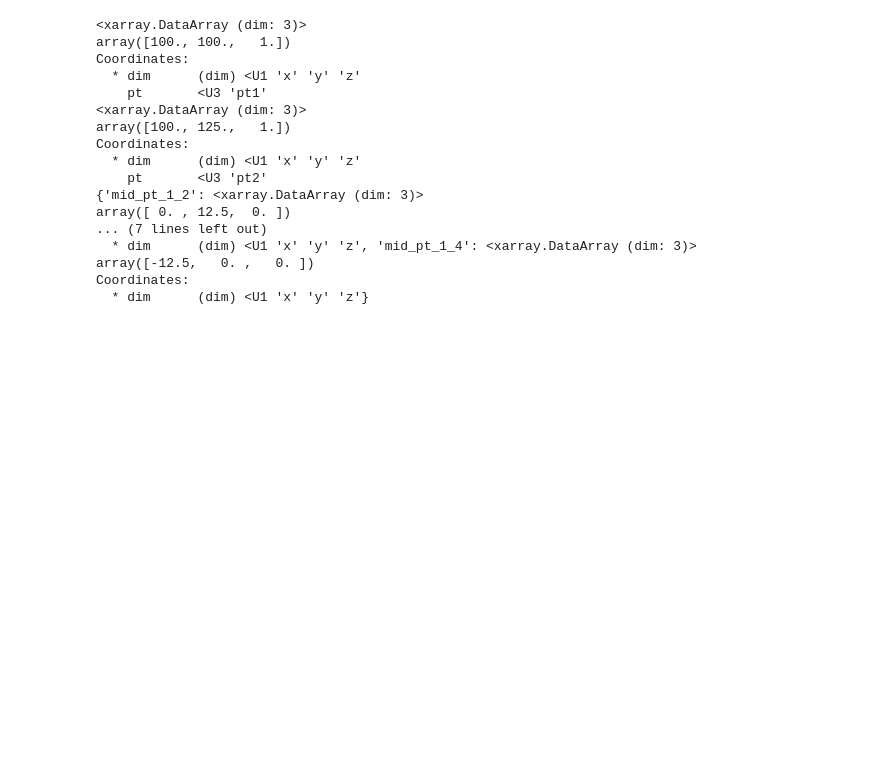
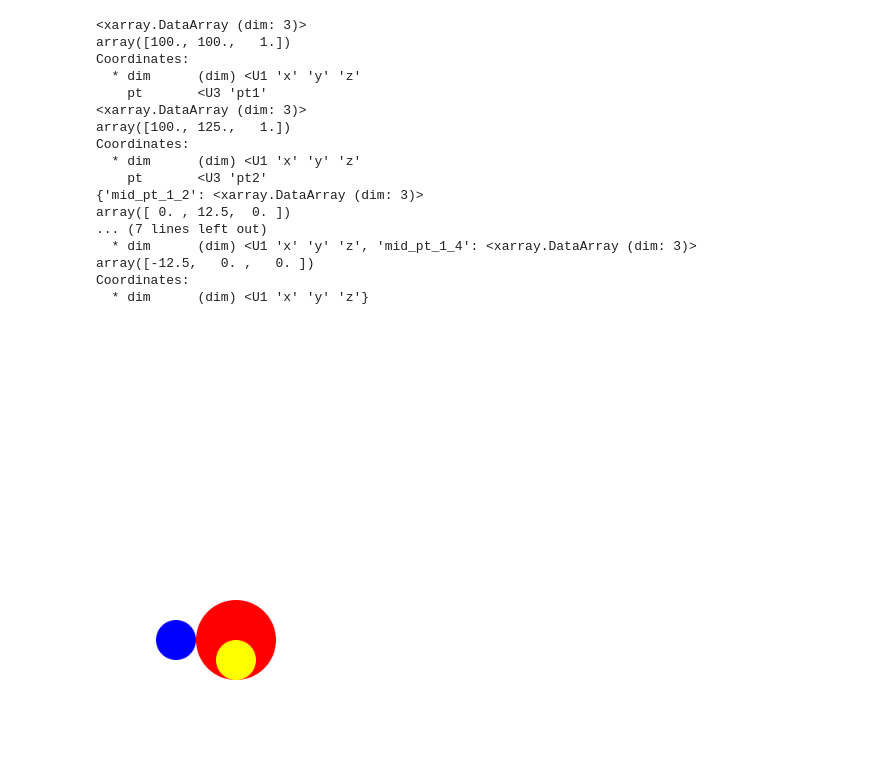
Before and after one commit to jon21o/Drawing, a Jupyter notebook: test_shapes1.ipynb, the cells around one changed output. Cells and saved outputs as stored; diff of their text form; code cells hidden in the pictures; blank space fills up the shorter version.

```diff
--- a/test_shapes1.ipynb
+++ b/test_shapes1.ipynb
@@ -231,3 +231,27 @@ array([-12.5,   0. ,   0. ])
 Coordinates:
   * dim      (dim) <U1 'x' 'y' 'z'}
 [figure]
+# %%
+@disp
+def draw(context, width, height):
+    circ1 = Shapes.My_Circle(
+        ref_pt="left", ref_pt_x=500, ref_pt_y=500, radius=200
+    )
+    circ2 = Shapes.My_Circle(
+        ref_pt="center", ref_pt_x=500, ref_pt_y=500, radius=100
+    )
+    circ3 = Shapes.My_Circle(
+        ref_pt="top", ref_pt_x=500, ref_pt_y=500, radius=100
+    )
+    circ4 = Shapes.My_Circle(
+        ref_pt="right", ref_pt_x=500, ref_pt_y=500, radius=100
+    )
+
+    circ3.translate(200, 0)
+
+    circ1.draw_fill(context, 1, 0, 0)
+    # circ2.draw_fill(context, 0, 1, 0)
+    circ3.draw_fill(context, 1, 1, 0)
+    circ4.draw_fill(context, 0, 0, 1)
+# %% [output]
+[figure, added]
```
Also changed, not shown: parts of 2 cells of this notebook, 1 other file.
